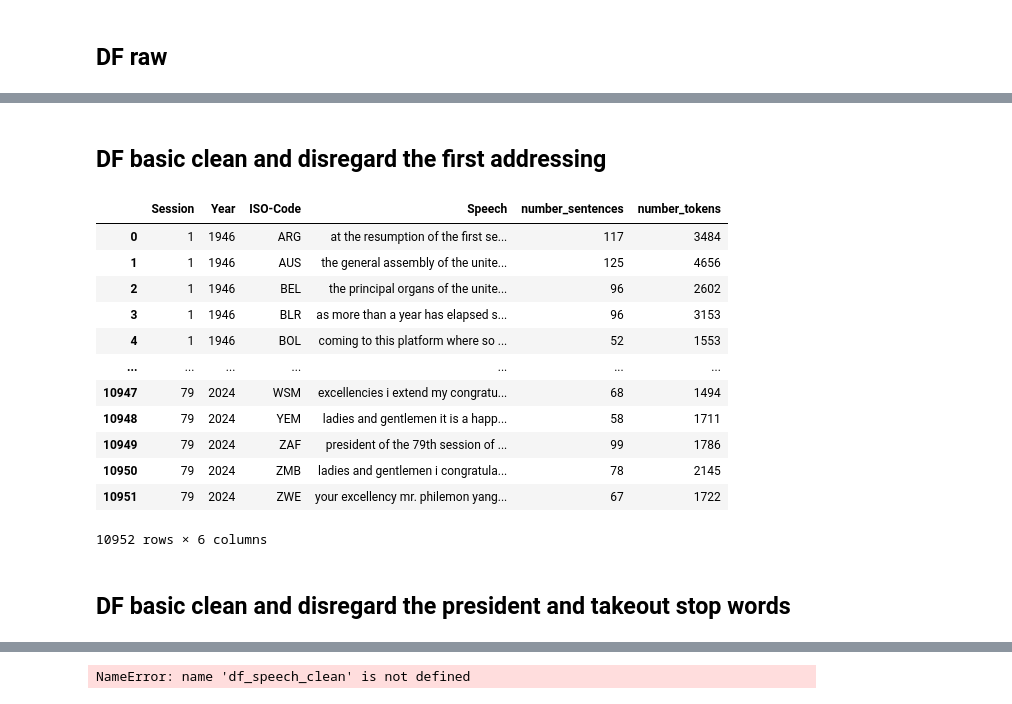
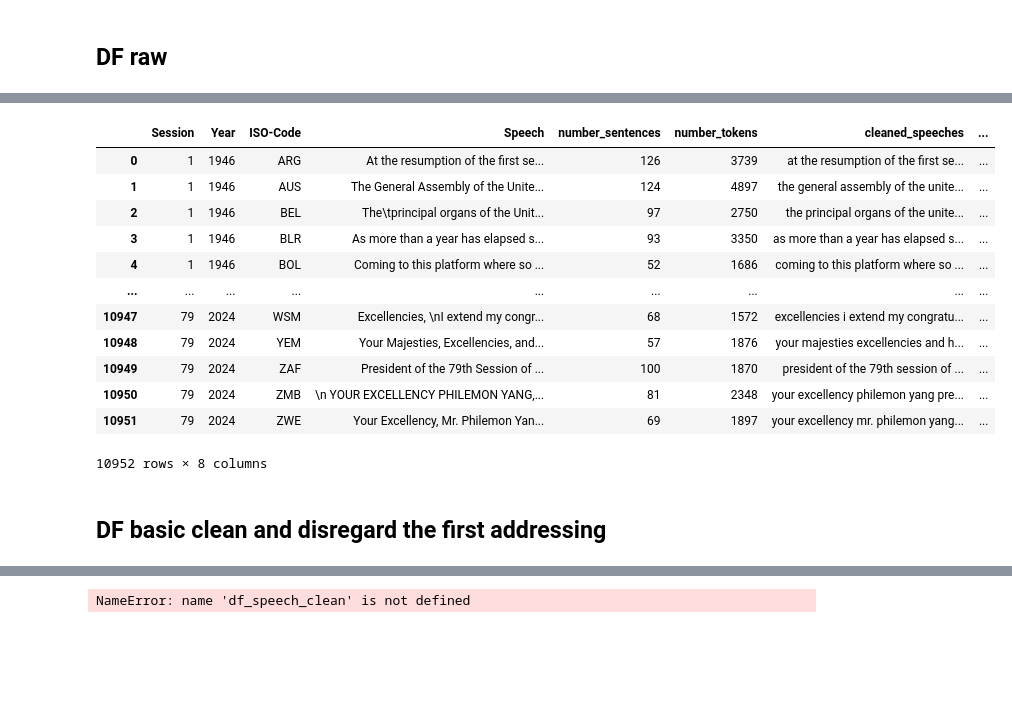
Before and after one commit to AlvaroMillanRuiz/NLP_BDS, a Jupyter notebook: 1. Load_speeches.ipynb, the cells around one changed output, grey strips where cells are left out. Saved outputs shown, nothing was run; the diff lists cells and outputs as text; code cells hidden in the pictures; blank space fills up the shorter version.

```diff
--- a/Clean_Data_Speeches.ipynb
+++ b/1. Load_speeches.ipynb
@@ -135,7 +120,7 @@ def take_out_mentions_to_the_president(text, url):
     # Return text starting from after the address phrase
     return text[start:]
 # %%
-def simple_clean(text):
+def simple_clean(text, remove_punctuations = False):
     """Cleans text by removing common formatting artifacts from PDF conversions and UN document patterns.
 
     Args:
@@ -149,6 +134,9 @@ def simple_clean(text):
 
     # Convert to lowercase for consistent processing
     text = text.lower()
+
+    # 1: Remove contractions
+    text = contractions.fix(text)
 
     # 1: Remove UN document reference numbers (e.g. "20/26 15-29876")
     text = re.sub(r'\b\d{1,4}\s*/\s*\d{1,4}\s+\d{2,4}-\d{4,8}\b', ' ', text)
@@ -181,14 +169,18 @@ def simple_clean(text):
     text = re.sub(r'\s+', ' ', text).strip()
 
     # 11: Remove question marks and exclamation marks
-    text = text.replace('?', '').replace('!', '').replace('—', '').replace(',', '').replace(':', '').replace('’', '').replace('“', '').replace("”", '').replace(";", '').replace("'", "").replace("''", '')
+    text = text.replace('—', '').replace(',', '').replace(':', '').replace('’', '').replace('“', '').replace("”", '').replace(";", '').replace("''", '')
 
     # 12: Remove words/numbers between parenthesis
     text = re.sub(r'\([^)]*\)', '', text)
 
+    # 13. If remove punctuation is true
+    if remove_punctuations:
+        text = text.replace('.', '').replace('?', '').replace('!', '')
+
     return text
 # %%
-def load_and_clean(file_path, use_simple_clean=True, disregard_mentions_to_president=True):
+def load_and_clean(text, use_simple_clean=True, disregard_mentions_to_president=True, Remove_Punctuations = False):
     """Load a text file and apply cleaning operations.
     Args:
         file_path (str): Path to the text file to load
@@ -197,16 +189,16 @@ def load_and_clean(file_path, use_simple_clean=True, disregard_mentions_to_presi
         Returns:
         str: Cleaned text from the file"""
     # Open the file and read its contents as a single string
-    with open(file_path, 'r', encoding='utf-8') as f:
-        text = f.read()
+    # with open(file_path, 'r', encoding='utf-8') as f:
+    #     text = f.read()
 
     # Apply basic text cleaning if the flag is set
     if use_simple_clean:
-        text = simple_clean(text)  # Assumes simple_clean is a custom function defined elsewhere
+        text = simple_clean(text, remove_punctuations = Remove_Punctuations)  # Assumes simple_clean is a custom function defined elsewhere
 
     # Remove mentions to the president if the flag is set
     if disregard_mentions_to_president:
-        text = take_out_mentions_to_the_president(text, file_path)  # Also assumes this function is defined elsewhere
+        text = take_out_mentions_to_the_president(text)  # Also assumes this function is defined elsewhere
 
     # Return the cleaned (or original) text
     return text
@@ -302,0 +270,5 @@ df_clean.to_csv(r"C:\Users\Alvaro Millan Ruiz\OneDrive\Escritorio\BDS\Block 5\NL
+# %%
+df_raw['cleaned_speeches'] = df_raw['Speech'].apply(lambda x: simple_clean(x, remove_punctuations=False))
+df_raw
+# If you want to modify the original column instead of creating a new one:
+# df_raw['speeches'] = df_raw['speeches'].apply(lambda x: simple_clean(x, remove_punctuations=False))
@@ -303,2 +289,21 @@ df_clean.to_csv(r"C:\Users\Alvaro Millan Ruiz\OneDrive\Escritorio\BDS\Block 5\NL
+# %%
+# This assumes your 'speeches' column contains file paths
+df_raw['cleaned_speeches_1'] = df_raw['Speech'].apply(lambda x: load_and_clean(x, use_simple_clean=True, disregard_mentions_to_president=True, Remove_Punctuations=False))
+# %%
+df_raw
+# %% [output]
+|  | Session | Year | ISO-Code | Speech | number_sentences | number_tokens | cleaned_speeches | ... |
+| 0 | 1 | 1946 | ARG | At the resumption of the first se... | 126 | 3739 | at the resumption of the first se... | ... |
+| 1 | 1 | 1946 | AUS | The General Assembly of the Unite... | 124 | 4897 | the general assembly of the unite... | ... |
+| 2 | 1 | 1946 | BEL | The\tprincipal organs of the Unit... | 97 | 2750 | the principal organs of the unite... | ... |
+| 3 | 1 | 1946 | BLR | As more than a year has elapsed s... | 93 | 3350 | as more than a year has elapsed s... | ... |
+| 4 | 1 | 1946 | BOL | Coming to this platform where so ... | 52 | 1686 | coming to this platform where so ... | ... |
+| ... | ... | ... | ... | ... | ... | ... | ... | ... |
+| 10947 | 79 | 2024 | WSM | Excellencies, \nI extend my congr... | 68 | 1572 | excellencies i extend my congratu... | ... |
+| 10948 | 79 | 2024 | YEM | Your Majesties, Excellencies, and... | 57 | 1876 | your majesties excellencies and h... | ... |
+| 10949 | 79 | 2024 | ZAF | President of the 79th Session of ... | 100 | 1870 | president of the 79th session of ... | ... |
+| 10950 | 79 | 2024 | ZMB | \n YOUR EXCELLENCY PHILEMON YANG,... | 81 | 2348 | your excellency philemon yang pre... | ... |
+| 10951 | 79 | 2024 | ZWE | Your Excellency, Mr. Philemon Yan... | 69 | 1897 | your excellency mr. philemon yang... | ... |
+10952 rows × 8 columns
 # %% [markdown]
 ## DF basic clean and disregard the first addressing
@@ -322,18 +309,0 @@ df_clean_wo_mention_to_president.to_csv(r"C:\Users\Alvaro Millan Ruiz\OneDrive\E
-# %%
-df_clean_wo_mention_to_president
-# %% [output]
-|  | Session | Year | ISO-Code | Speech | number_sentences | number_tokens |
-| 0 | 1 | 1946 | ARG | at the resumption of the first se... | 117 | 3484 |
-| 1 | 1 | 1946 | AUS | the general assembly of the unite... | 125 | 4656 |
-| 2 | 1 | 1946 | BEL | the principal organs of the unite... | 96 | 2602 |
-| 3 | 1 | 1946 | BLR | as more than a year has elapsed s... | 96 | 3153 |
-| 4 | 1 | 1946 | BOL | coming to this platform where so ... | 52 | 1553 |
-| ... | ... | ... | ... | ... | ... | ... |
-| 10947 | 79 | 2024 | WSM | excellencies i extend my congratu... | 68 | 1494 |
-| 10948 | 79 | 2024 | YEM | ladies and gentlemen it is a happ... | 58 | 1711 |
-| 10949 | 79 | 2024 | ZAF | president of the 79th session of ... | 99 | 1786 |
-| 10950 | 79 | 2024 | ZMB | ladies and gentlemen i congratula... | 78 | 2145 |
-| 10951 | 79 | 2024 | ZWE | your excellency mr. philemon yang... | 67 | 1722 |
-10952 rows × 6 columns
-# %% [markdown]
-## DF basic clean and disregard the president and takeout stop words
```
Also changed, not shown: parts of 18 cells of this notebook, 1 other file.
